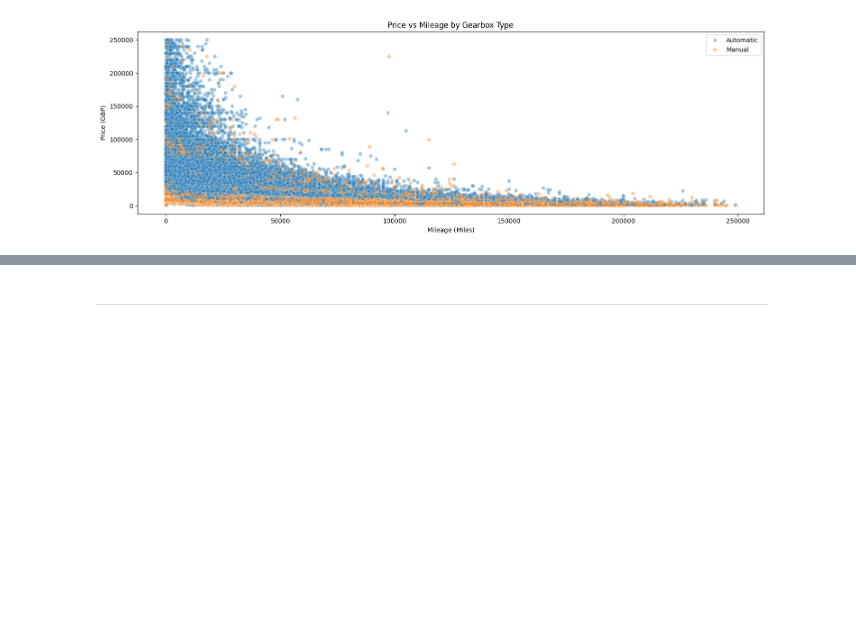
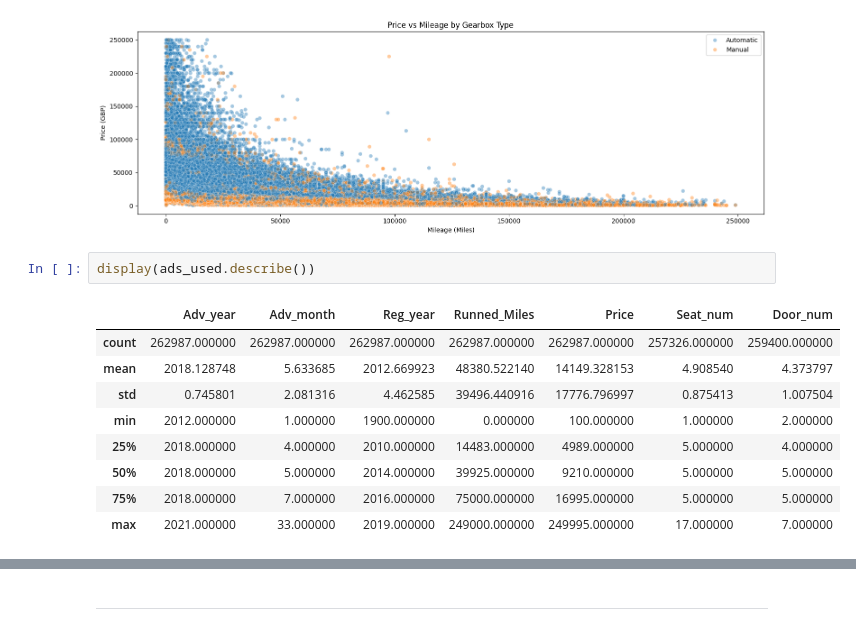
Before and after one commit to DeoBlizz/CMSC320_Final, a Jupyter notebook: checkpoint2.ipynb, the cells around one changed output, grey strips where cells are left out. Cells and saved outputs as stored; diff of their text form; blank space fills up the shorter version.

```diff
--- a/checkpoint2.ipynb
+++ b/checkpoint2.ipynb
@@ -238,3 +287,15 @@ plt.tight_layout()
 plt.show()
 # %% [output]
 [figure]
+# %%
+display(ads_used.describe())
+# %% [output]
+|  | Adv_year | Adv_month | Reg_year | Runned_Miles | Price | Seat_num | Door_num |
+| count | 262987.000000 | 262987.000000 | 262987.000000 | 262987.000000 | 262987.000000 | 257326.000000 | 259400.000000 |
+| mean | 2018.128748 | 5.633685 | 2012.669923 | 48380.522140 | 14149.328153 | 4.908540 | 4.373797 |
+| std | 0.745801 | 2.081316 | 4.462585 | 39496.440916 | 17776.796997 | 0.875413 | 1.007504 |
+| min | 2012.000000 | 1.000000 | 1900.000000 | 0.000000 | 100.000000 | 1.000000 | 2.000000 |
+| 25% | 2018.000000 | 4.000000 | 2010.000000 | 14483.000000 | 4989.000000 | 5.000000 | 4.000000 |
+| 50% | 2018.000000 | 5.000000 | 2014.000000 | 39925.000000 | 9210.000000 | 5.000000 | 5.000000 |
+| 75% | 2018.000000 | 7.000000 | 2016.000000 | 75000.000000 | 16995.000000 | 5.000000 | 5.000000 |
+| max | 2021.000000 | 33.000000 | 2019.000000 | 249000.000000 | 249995.000000 | 17.000000 | 7.000000 |
```
Also changed, not shown: parts of 12 cells of this notebook.
